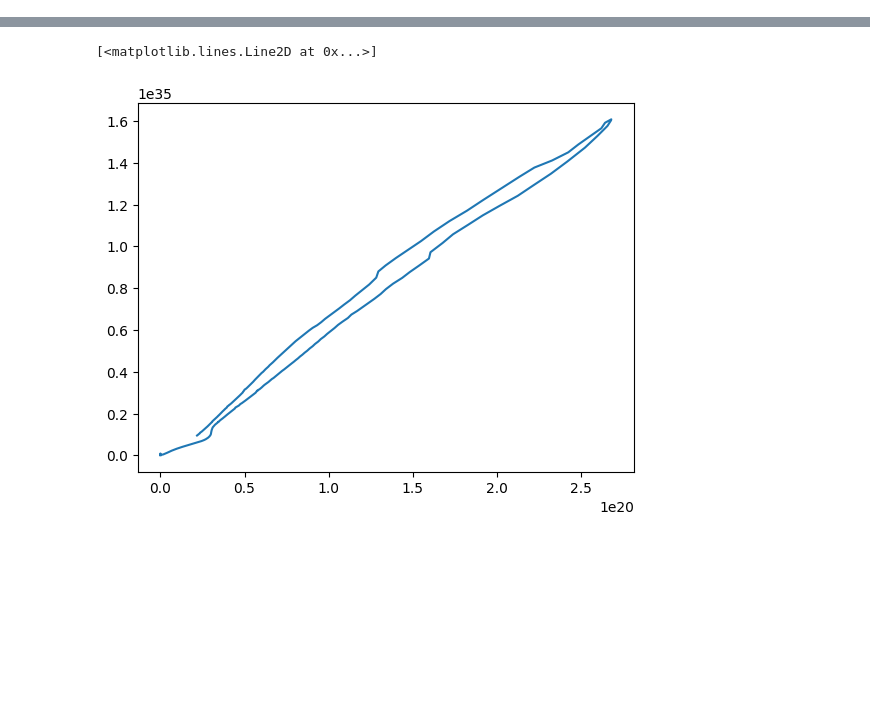
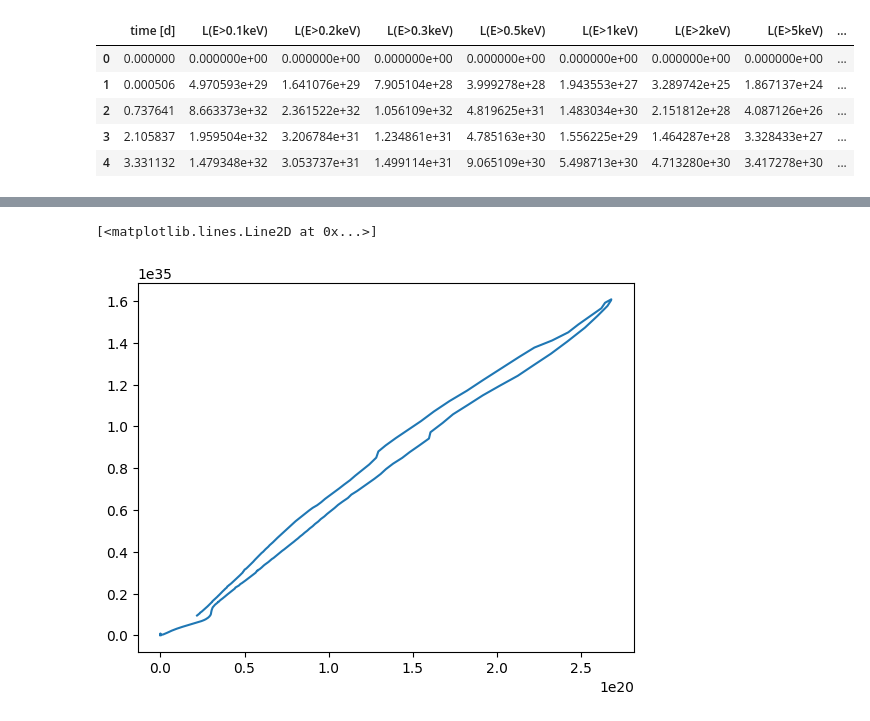
Before and after one commit to tjones8620/binary_star_scripts, a Jupyter notebook: xray-luminosity/luminosity.ipynb, the cells around one changed output, grey strips where cells are left out. Cells and saved outputs as stored; diff of their text form; code cells hidden in the pictures; blank space fills up the shorter version.

```diff
--- a/xray-luminosity/luminosity.ipynb
+++ b/xray-luminosity/luminosity.ipynb
@@ -29,3 +32,15 @@ df.head()
+# %%
+df2['L(2keV < E < 10keV)'] = df2['L(E>2keV)'] - df2['L(E>10keV)']
+df2['time [s]'] = df2['time [s]'] / (24*60*60)
+df2.rename(columns={'time [s]': 'time [d]'}, inplace=True)
+df2.head()
+# %% [output]
+|  | time [d] | L(E>0.1keV) | L(E>0.2keV) | L(E>0.3keV) | L(E>0.5keV) | L(E>1keV) | L(E>2keV) | L(E>5keV) | ... |
+| 0 | 0.000000 | 0.000000e+00 | 0.000000e+00 | 0.000000e+00 | 0.000000e+00 | 0.000000e+00 | 0.000000e+00 | 0.000000e+00 | ... |
+| 1 | 0.000506 | 4.970593e+29 | 1.641076e+29 | 7.905104e+28 | 3.999278e+28 | 1.943553e+27 | 3.289742e+25 | 1.867137e+24 | ... |
+| 2 | 0.737641 | 8.663373e+32 | 2.361522e+32 | 1.056109e+32 | 4.819625e+31 | 1.483034e+30 | 2.151812e+28 | 4.087126e+26 | ... |
+| 3 | 2.105837 | 1.959504e+32 | 3.206784e+31 | 1.234861e+31 | 4.785163e+30 | 1.556225e+29 | 1.464287e+28 | 3.328433e+27 | ... |
+| 4 | 3.331132 | 1.479348e+32 | 3.053737e+31 | 1.499114e+31 | 9.065109e+30 | 5.498713e+30 | 4.713280e+30 | 3.417278e+30 | ... |
 # %%
 fig, ax = plt.subplots(figsize=(5,5))
 
```
Also changed, not shown: parts of 5 cells of this notebook, 2 other files.
